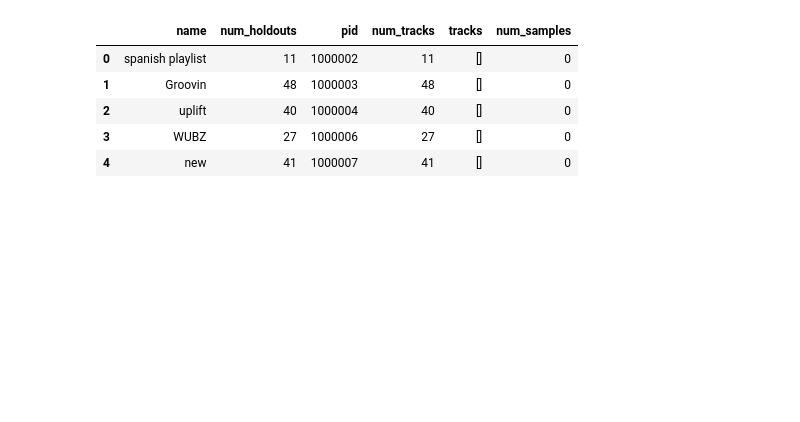
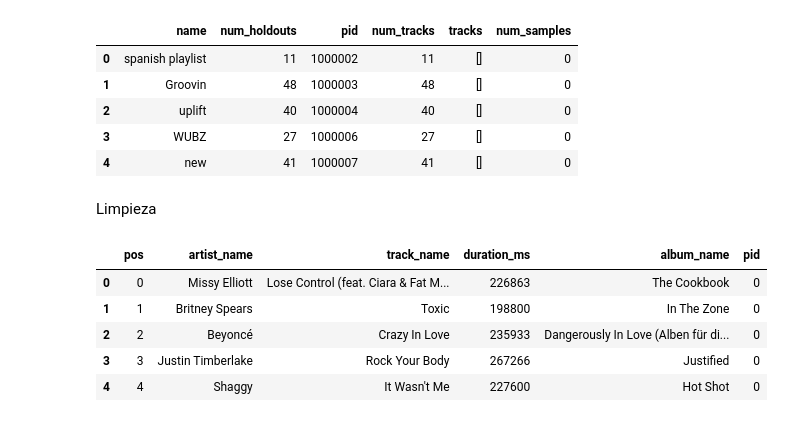
Before and after one commit to raulangelj/Proyecto-2-Data-Science, a Jupyter notebook: main.ipynb, the cells around one changed output. Saved outputs shown, nothing was run; the diff lists cells and outputs as text; code cells hidden in the pictures; blank space fills up the shorter version.

Commit message:
add: cleaning and pandas profiling

```diff
--- a/main.ipynb
+++ b/main.ipynb
@@ -134,3 +141,25 @@ test_dataset.head()
 | 2 | uplift | 40 | 1000004 | 40 | [] | 0 |
 | 3 | WUBZ | 27 | 1000006 | 27 | [] | 0 |
 | 4 | new | 41 | 1000007 | 41 | [] | 0 |
+# %% [markdown]
+Limpieza
+# %%
+# remove the nan values from test and train data sets
+df_with_tracks2 = df_with_tracks2.dropna()
+test_dataset = test_dataset.dropna()
+# %%
+# create a copy of df_with_tracks2 and remove the track_uri column
+train_clean_df = df_with_tracks2.copy()
+train_clean_df = train_clean_df.drop(['track_uri'], axis=1)
+# remove the artist_uri column frolm train_clean_df
+train_clean_df = train_clean_df.drop(['artist_uri'], axis=1)
+# remove the album_uri column frolm train_clean_df
+train_clean_df = train_clean_df.drop(['album_uri'], axis=1)
+train_clean_df.head()
+# %% [output]
+|  | pos | artist_name | track_name | duration_ms | album_name | pid |
+| 0 | 0 | Missy Elliott | Lose Control (feat. Ciara & Fat M... | 226863 | The Cookbook | 0 |
+| 1 | 1 | Britney Spears | Toxic | 198800 | In The Zone | 0 |
+| 2 | 2 | Beyoncé | Crazy In Love | 235933 | Dangerously In Love (Alben für di... | 0 |
+| 3 | 3 | Justin Timberlake | Rock Your Body | 267266 | Justified | 0 |
+| 4 | 4 | Shaggy | It Wasn't Me | 227600 | Hot Shot | 0 |
```
Also changed, not shown: parts of 10 cells of this notebook, 2 other files.
